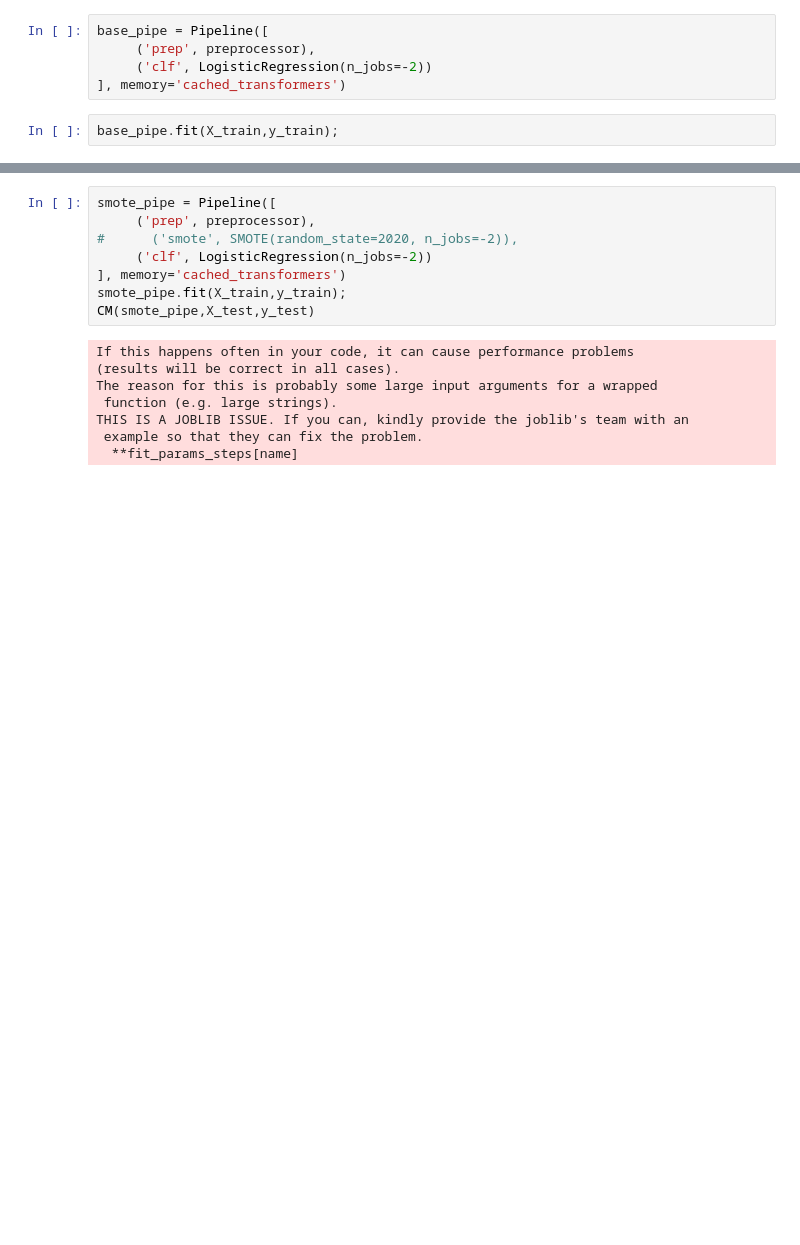
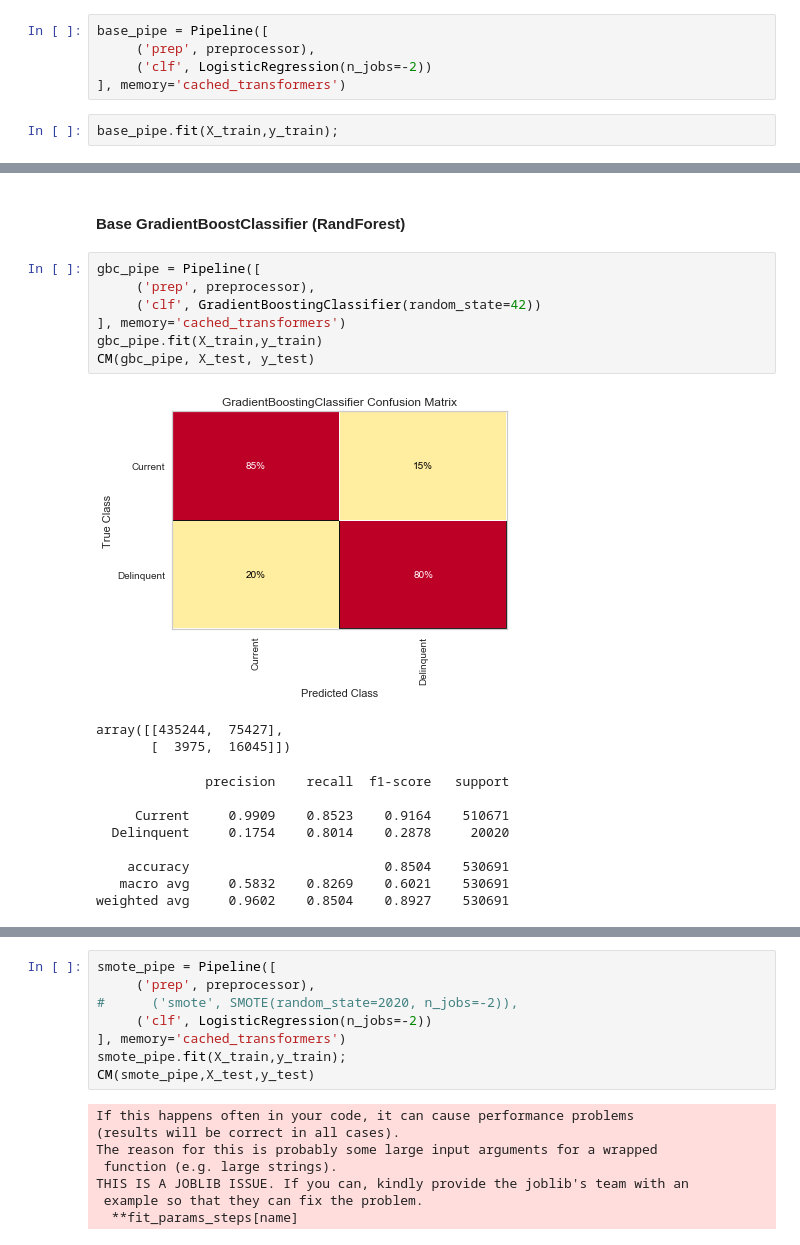
Before and after one commit to vyjayanthipp/Secondary_Mortgage_Loans, a Jupyter notebook: codes/Model_JLin.ipynb, the cells around one changed output, grey strips where cells are left out. Saved outputs shown, nothing was run; the diff lists cells and outputs as text; blank space fills up the shorter version.

```diff
--- a/codes/Model_JLin.ipynb
+++ b/codes/Model_JLin.ipynb
@@ -135,0 +163,21 @@ weighted avg       0.96      0.83      0.88    530691
+# %% [markdown]
+#### Base GradientBoostClassifier (RandForest)
+# %%
+gbc_pipe = Pipeline([
+     ('prep', preprocessor),
+     ('clf', GradientBoostingClassifier(random_state=42))
+], memory='cached_transformers')
+gbc_pipe.fit(X_train,y_train)
+CM(gbc_pipe, X_test, y_test)
+# %% [output]
+[figure, added]
+array([[435244,  75427],
+       [  3975,  16045]])
+              precision    recall  f1-score   support
+
+     Current     0.9909    0.8523    0.9164    510671
+  Delinquent     0.1754    0.8014    0.2878     20020
+
+    accuracy                         0.8504    530691
+   macro avg     0.5832    0.8269    0.6021    530691
+weighted avg     0.9602    0.8504    0.8927    530691
```
Also changed, not shown: parts of 38 cells of this notebook, 4 other files.
